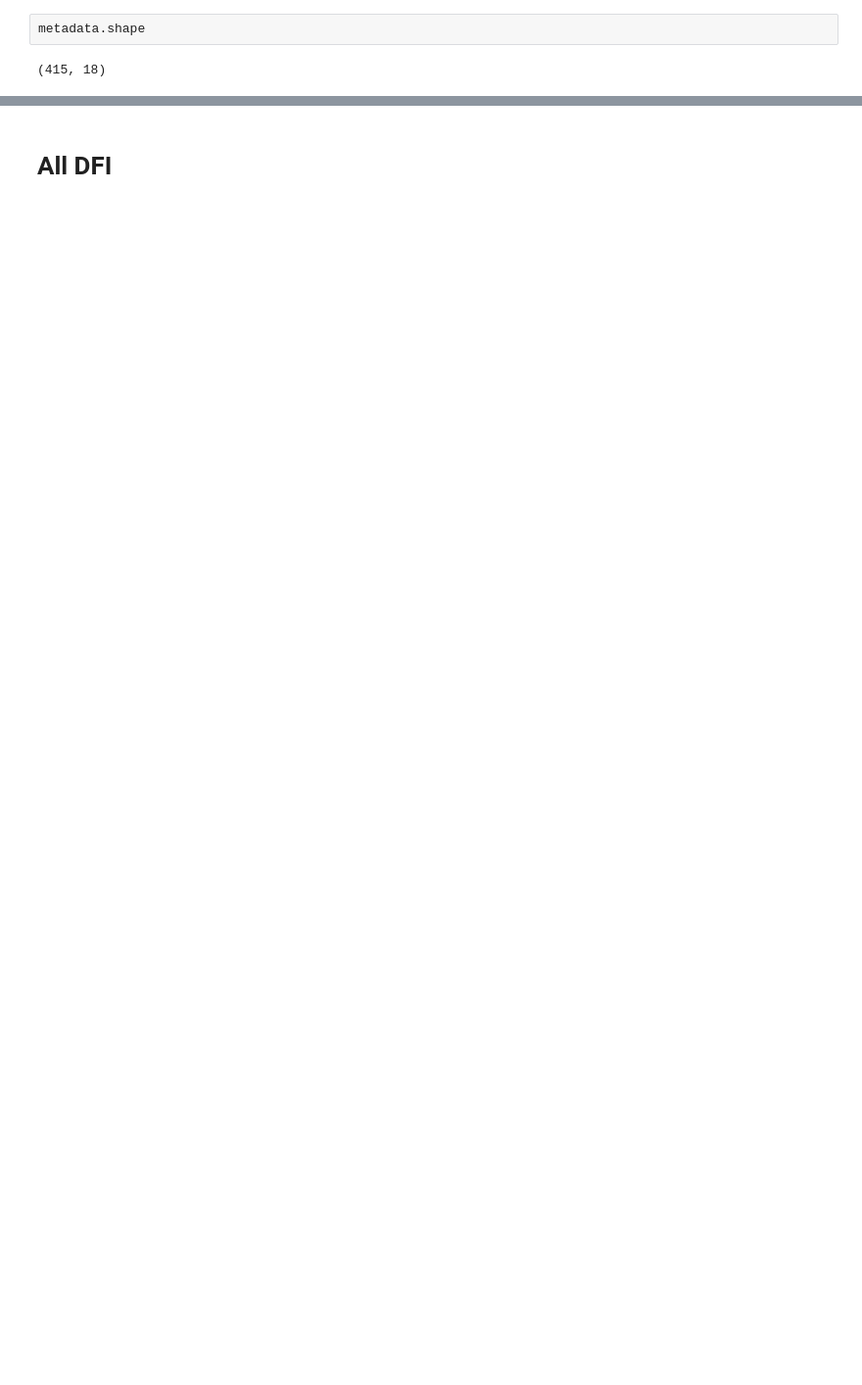
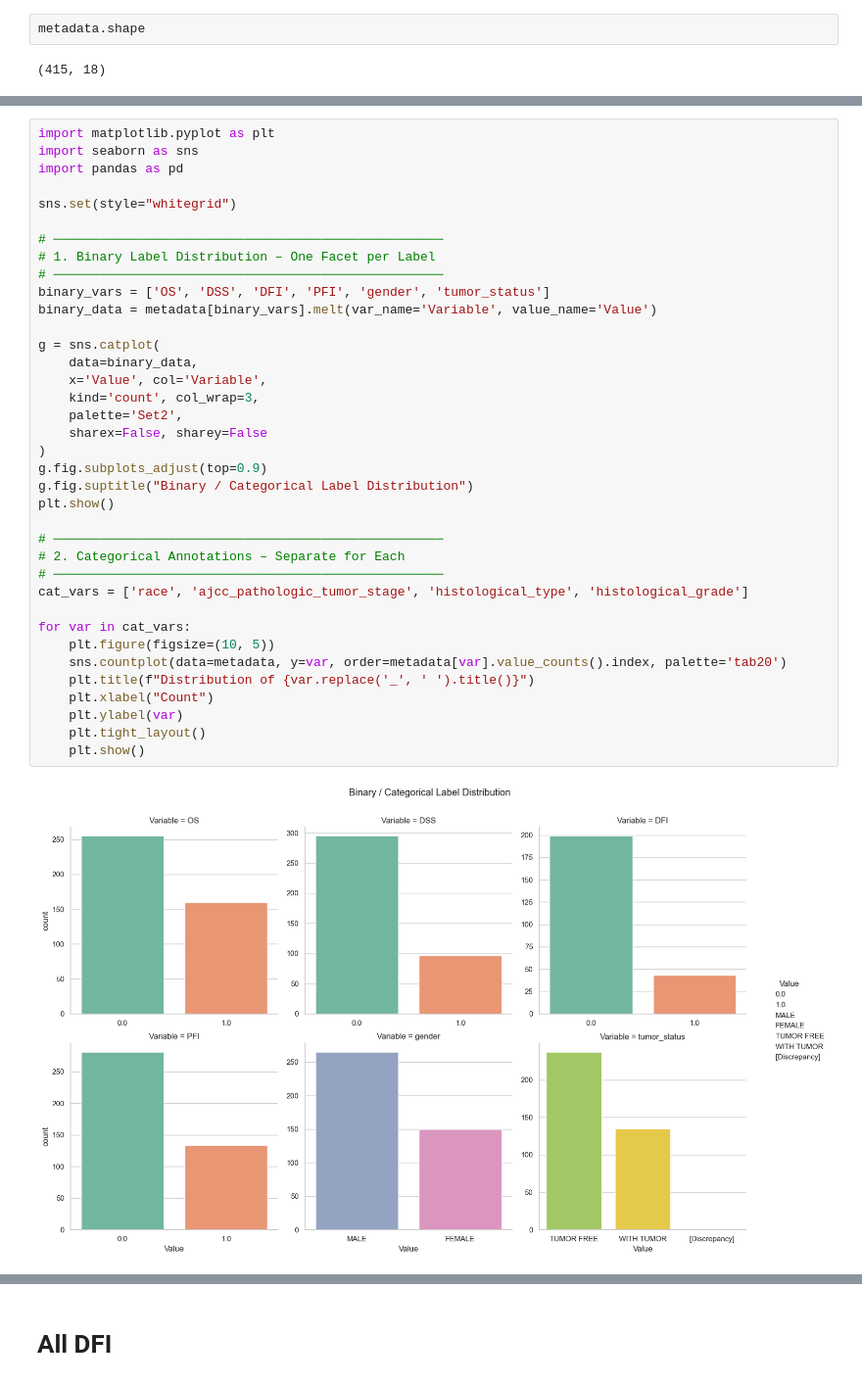
Before and after one commit to anl078/ECE204Repo, a Jupyter notebook: project5/project5.ipynb, the cells around one changed output, grey strips where cells are left out. Shown at 98% size. Cells and saved outputs as stored; diff of their text form; blank space fills up the shorter version.

```diff
--- a/project5/project5.ipynb
+++ b/project5/project5.ipynb
@@ -190,0 +680,39 @@ metadata.shape
+# %%
+import matplotlib.pyplot as plt
+import seaborn as sns
+import pandas as pd
+
+sns.set(style="whitegrid")
+
+# ───────────────────────────────────────────────────
+# 1. Binary Label Distribution – One Facet per Label
+# ───────────────────────────────────────────────────
+binary_vars = ['OS', 'DSS', 'DFI', 'PFI', 'gender', 'tumor_status']
+binary_data = metadata[binary_vars].melt(var_name='Variable', value_name='Value')
+
+g = sns.catplot(
+    data=binary_data,
+    x='Value', col='Variable',
+    kind='count', col_wrap=3,
+    palette='Set2',
+    sharex=False, sharey=False
+)
+g.fig.subplots_adjust(top=0.9)
+g.fig.suptitle("Binary / Categorical Label Distribution")
+plt.show()
+
+# ───────────────────────────────────────────────────
+# 2. Categorical Annotations – Separate for Each
+# ───────────────────────────────────────────────────
+cat_vars = ['race', 'ajcc_pathologic_tumor_stage', 'histological_type', 'histological_grade']
+
+for var in cat_vars:
+    plt.figure(figsize=(10, 5))
+    sns.countplot(data=metadata, y=var, order=metadata[var].value_counts().index, palette='tab20')
+    plt.title(f"Distribution of {var.replace('_', ' ').title()}")
+    plt.xlabel("Count")
+    plt.ylabel(var)
+    plt.tight_layout()
+    plt.show()
+# %% [output]
+[figure, added]
```
Also changed, not shown: parts of 61 cells of this notebook, 3 other files.
